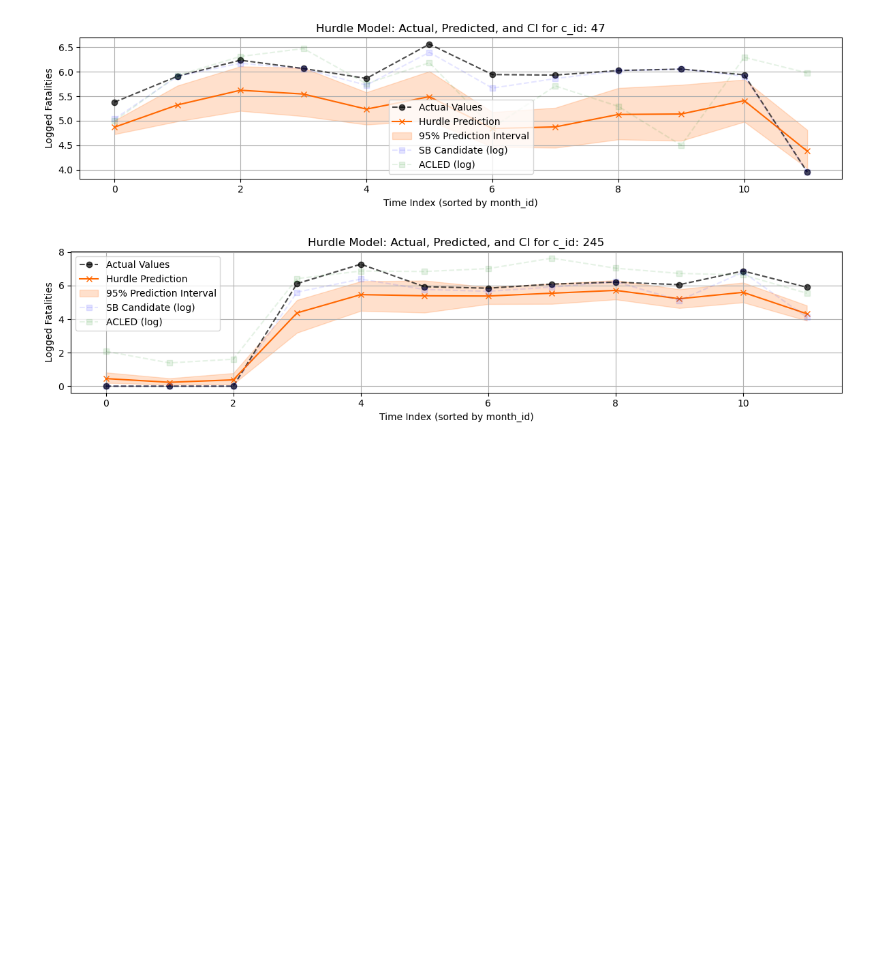
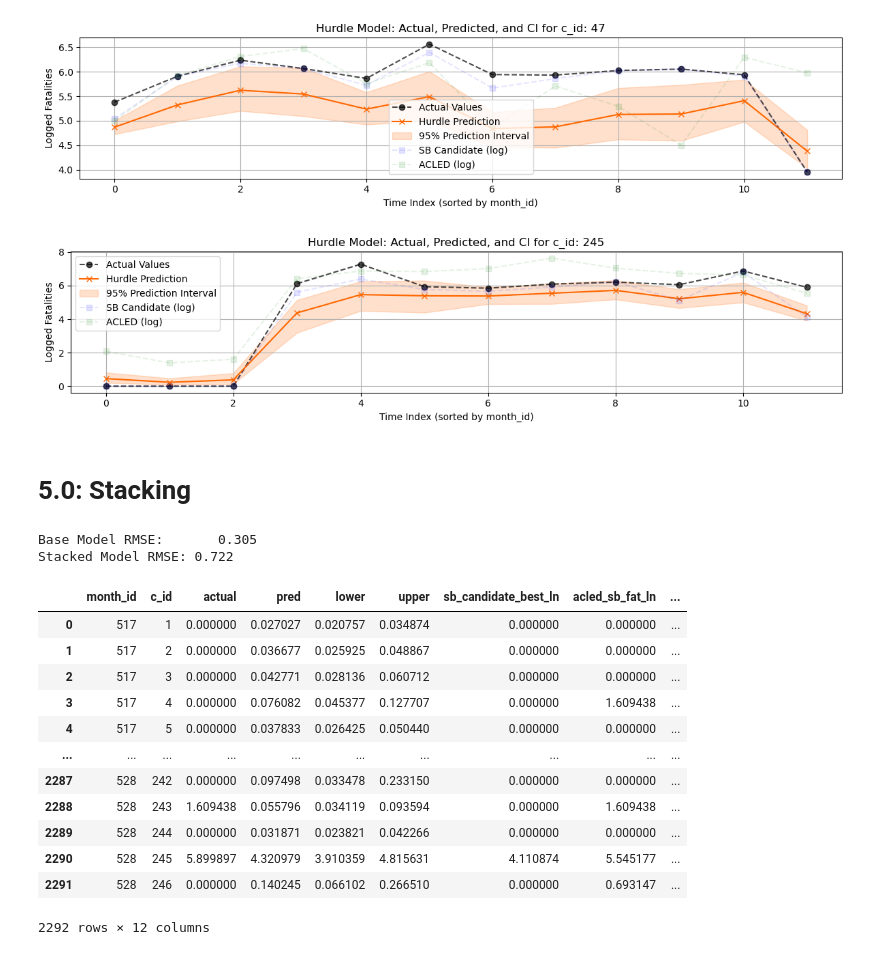
Before and after one commit to views-platform/views-nowcasting, a Jupyter notebook: views-nowcasting.ipynb, the cells around one changed output. Drawn from its saved outputs; the diff is of its cells as text; code cells hidden in the pictures; blank space fills up the shorter version.

```diff
--- a/views-nowcasting.ipynb
+++ b/views-nowcasting.ipynb
@@ -1093,3 +1095,43 @@ plot_hurdle_predictions_by_cid(results_df, c_id_to_plot=245)
 [figure]
 [figure]
 [figure]
+# %% [markdown]
+# 5.0: Stacking
+# %%
+# Define predictors (the predictions/signals from each base model)
+X = results_df[['pred', 'sb_candidate_best_ln', 'acled_sb_fat_ln', 'lower', 'upper']].values
+
+# Actual values
+y = results_df['actual'].values
+
+# Placeholder for meta-model predictions
+meta_preds_oof = np.zeros(len(results_df))
+
+tscv = TimeSeriesSplit(n_splits=4)
+
+for train_idx, val_idx in tscv.split(X):
+    X_train, y_train = X[train_idx], y[train_idx]
+    X_val = X[val_idx]
+
+    # Meta-model learns how to weight/adjust the base predictions
+    meta_model = XGBRegressor(
+        n_estimators=100,
+        max_depth=3,
+        learning_rate=0.1,
+        objective='reg:squarederror',
+        random_state=42
+    )
+
+    meta_model.fit(X_train, y_train)
+    meta_preds_oof[val_idx] = meta_model.predict(X_val)
+
+    results_df['stacked'] = meta_preds_oof
+
+rmse_base = mean_squared_error(results_df['actual'], results_df['pred'], squared=False)
+rmse_meta = mean_squared_error(results_df['actual'], results_df['stacked'], squared=False)
+
+print(f"Base Model RMSE:       {rmse_base:.3f}")
+print(f"Stacked Model RMSE: {rmse_meta:.3f}")
+# %% [output]
+Base Model RMSE:       0.305
+Stacked Model RMSE: 0.722
@@ -1095,0 +1178,16 @@ plot_hurdle_predictions_by_cid(results_df, c_id_to_plot=245)
+# %%
+results_df
+# %% [output]
+|  | month_id | c_id | actual | pred | lower | upper | sb_candidate_best_ln | acled_sb_fat_ln | ... |
+| 0 | 517 | 1 | 0.000000 | 0.027027 | 0.020757 | 0.034874 | 0.000000 | 0.000000 | ... |
+| 1 | 517 | 2 | 0.000000 | 0.036677 | 0.025925 | 0.048867 | 0.000000 | 0.000000 | ... |
+| 2 | 517 | 3 | 0.000000 | 0.042771 | 0.028136 | 0.060712 | 0.000000 | 0.000000 | ... |
+| 3 | 517 | 4 | 0.000000 | 0.076082 | 0.045377 | 0.127707 | 0.000000 | 1.609438 | ... |
+| 4 | 517 | 5 | 0.000000 | 0.037833 | 0.026425 | 0.050440 | 0.000000 | 0.000000 | ... |
+| ... | ... | ... | ... | ... | ... | ... | ... | ... | ... |
+| 2287 | 528 | 242 | 0.000000 | 0.097498 | 0.033478 | 0.233150 | 0.000000 | 0.000000 | ... |
+| 2288 | 528 | 243 | 1.609438 | 0.055796 | 0.034119 | 0.093594 | 0.000000 | 1.609438 | ... |
+| 2289 | 528 | 244 | 0.000000 | 0.031871 | 0.023821 | 0.042266 | 0.000000 | 0.000000 | ... |
+| 2290 | 528 | 245 | 5.899897 | 4.320979 | 3.910359 | 4.815631 | 4.110874 | 5.545177 | ... |
+| 2291 | 528 | 246 | 0.000000 | 0.140245 | 0.066102 | 0.266510 | 0.000000 | 0.693147 | ... |
+2292 rows × 12 columns
```
Also changed, not shown: parts of 8 cells of this notebook.
